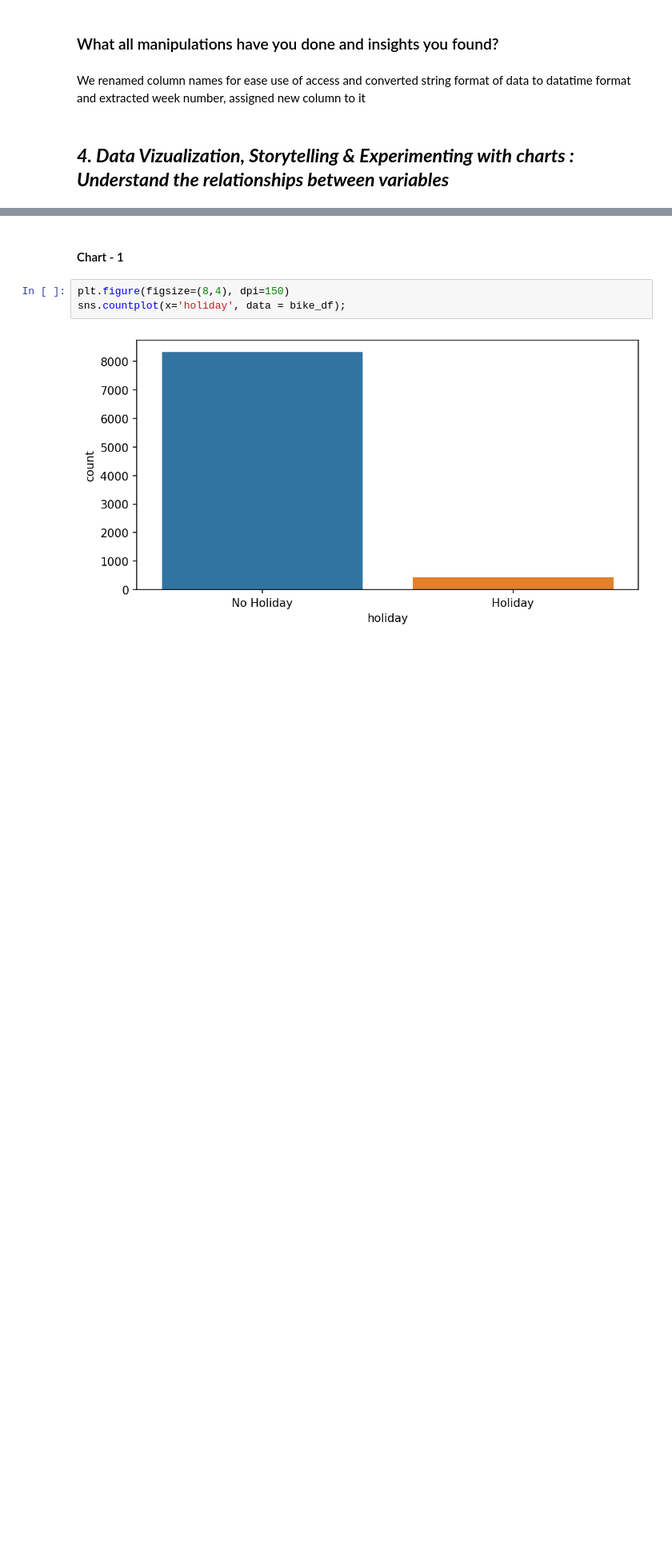
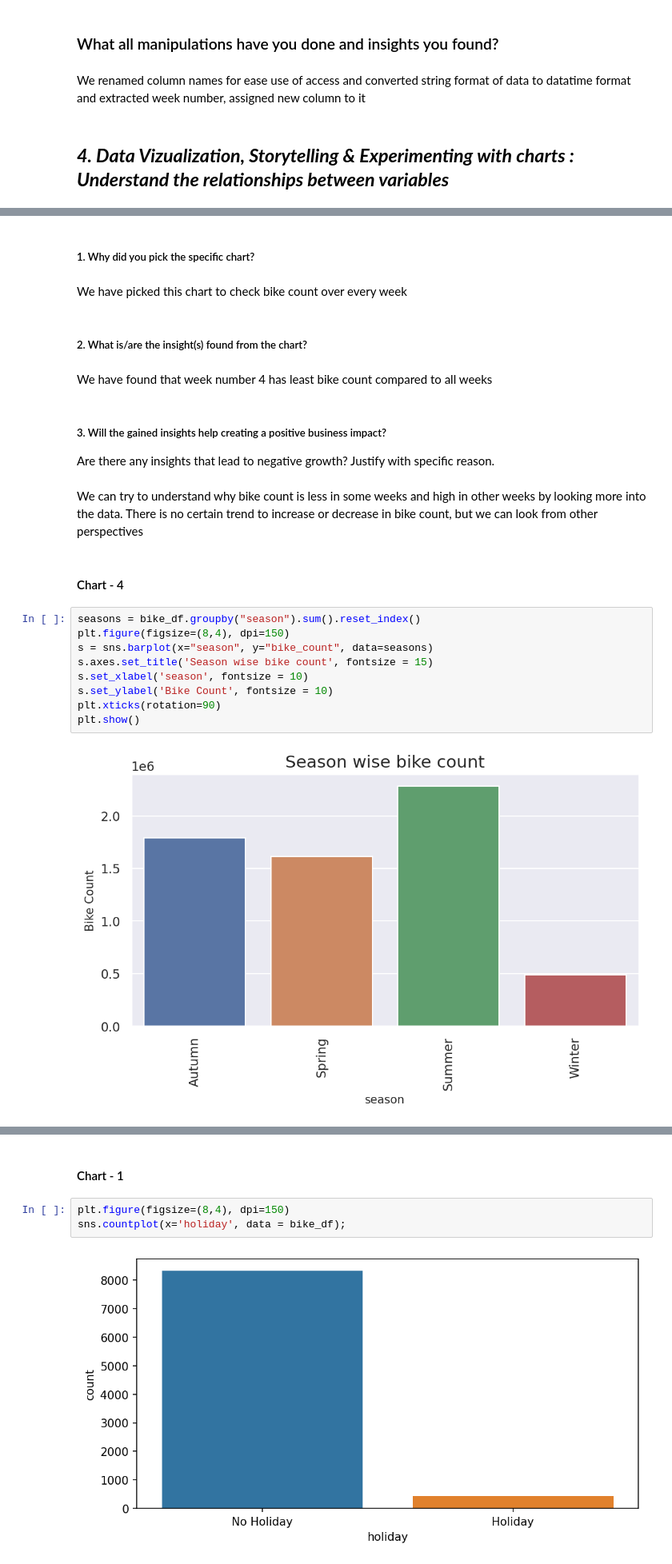
Before and after one commit to aravind-dasarapu/Bike_Sharing_Demand, a Jupyter notebook: Bike_Sharing_Demand.ipynb, the cells around one changed output, grey strips where cells are left out. Shown at 80% size. Drawn from its saved outputs; the diff is of its cells as text; blank space fills up the shorter version.

```diff
--- a/Bike_Sharing_Demand.ipynb
+++ b/Bike_Sharing_Demand.ipynb
@@ -225,0 +512,26 @@ We renamed column names for ease use of access and converted string format of da
+# %% [markdown]
+##### 1. Why did you pick the specific chart?
+# %% [markdown]
+We have picked this chart to check bike count over every week
+# %% [markdown]
+##### 2. What is/are the insight(s) found from the chart?
+# %% [markdown]
+We have found that week number 4 has least bike count compared to all weeks
+# %% [markdown]
+##### 3. Will the gained insights help creating a positive business impact?
+Are there any insights that lead to negative growth? Justify with specific reason.
+# %% [markdown]
+We can try to understand why bike count is less in some weeks and high in other weeks by looking more into the data. There is no certain trend to increase or decrease in bike count, but we can look from other perspectives
+# %% [markdown]
+#### Chart - 4
+# %%
+seasons = bike_df.groupby("season").sum().reset_index()
+plt.figure(figsize=(8,4), dpi=150)
+s = sns.barplot(x="season", y="bike_count", data=seasons)
+s.axes.set_title('Season wise bike count', fontsize = 15)
+s.set_xlabel('season', fontsize = 10)
+s.set_ylabel('Bike Count', fontsize = 10)
+plt.xticks(rotation=90)
+plt.show()
+# %% [output]
+[figure, added]
```
Also changed, not shown: parts of 287 cells of this notebook.
